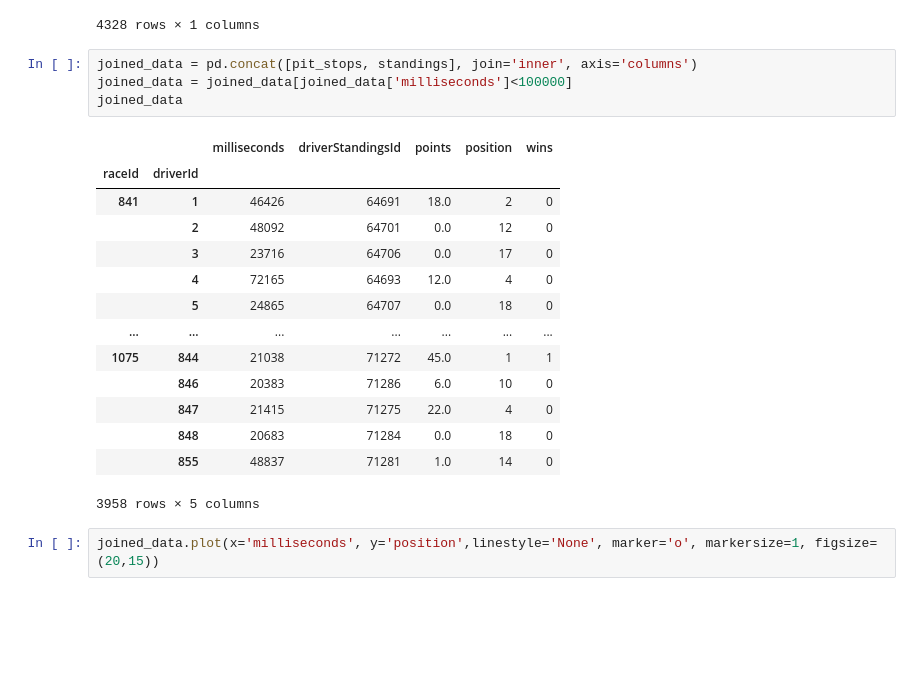
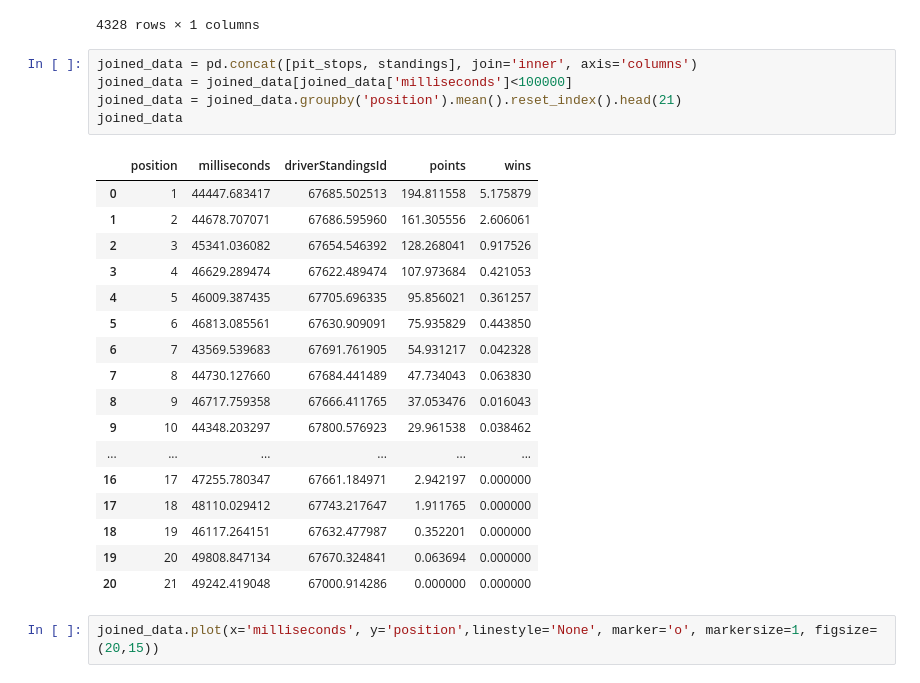
Before and after one commit to Epicosp/Formula-1-dashboard, a Jupyter notebook: pit_time.ipynb, the cells around one changed output. Saved outputs shown, nothing was run; the diff lists cells and outputs as text; blank space fills up the shorter version.

```diff
--- a/pit_time.ipynb
+++ b/pit_time.ipynb
@@ -97,22 +97,26 @@ pit_stops
 # %%
 joined_data = pd.concat([pit_stops, standings], join='inner', axis='columns')
 joined_data = joined_data[joined_data['milliseconds']<100000]
+joined_data = joined_data.groupby('position').mean().reset_index().head(21)
 joined_data
 # %% [output]
-|  |  | milliseconds | driverStandingsId | points | position | wins |
-| raceId | driverId |  |  |  |  |  |
-| 841 | 1 | 46426 | 64691 | 18.0 | 2 | 0 |
-|  | 2 | 48092 | 64701 | 0.0 | 12 | 0 |
-|  | 3 | 23716 | 64706 | 0.0 | 17 | 0 |
-|  | 4 | 72165 | 64693 | 12.0 | 4 | 0 |
-|  | 5 | 24865 | 64707 | 0.0 | 18 | 0 |
-| ... | ... | ... | ... | ... | ... | ... |
-| 1075 | 844 | 21038 | 71272 | 45.0 | 1 | 1 |
-|  | 846 | 20383 | 71286 | 6.0 | 10 | 0 |
-|  | 847 | 21415 | 71275 | 22.0 | 4 | 0 |
-|  | 848 | 20683 | 71284 | 0.0 | 18 | 0 |
-|  | 855 | 48837 | 71281 | 1.0 | 14 | 0 |
+|  | position | milliseconds | driverStandingsId | points | wins |
+| 0 | 1 | 44447.683417 | 67685.502513 | 194.811558 | 5.175879 |
+| 1 | 2 | 44678.707071 | 67686.595960 | 161.305556 | 2.606061 |
+| 2 | 3 | 45341.036082 | 67654.546392 | 128.268041 | 0.917526 |
+| 3 | 4 | 46629.289474 | 67622.489474 | 107.973684 | 0.421053 |
+| 4 | 5 | 46009.387435 | 67705.696335 | 95.856021 | 0.361257 |
+| 5 | 6 | 46813.085561 | 67630.909091 | 75.935829 | 0.443850 |
+| 6 | 7 | 43569.539683 | 67691.761905 | 54.931217 | 0.042328 |
+| 7 | 8 | 44730.127660 | 67684.441489 | 47.734043 | 0.063830 |
+| 8 | 9 | 46717.759358 | 67666.411765 | 37.053476 | 0.016043 |
+| 9 | 10 | 44348.203297 | 67800.576923 | 29.961538 | 0.038462 |
+| ... | ... | ... | ... | ... | ... |
+| 16 | 17 | 47255.780347 | 67661.184971 | 2.942197 | 0.000000 |
+| 17 | 18 | 48110.029412 | 67743.217647 | 1.911765 | 0.000000 |
+| 18 | 19 | 46117.264151 | 67632.477987 | 0.352201 | 0.000000 |
+| 19 | 20 | 49808.847134 | 67670.324841 | 0.063694 | 0.000000 |
+| 20 | 21 | 49242.419048 | 67000.914286 | 0.000000 | 0.000000 |
-3958 rows × 5 columns
 # %%
 joined_data.plot(x='milliseconds', y='position',linestyle='None', marker='o', markersize=1, figsize=(20,15))
 # %% [output]
```
Also changed, not shown: parts of 3 cells of this notebook.
